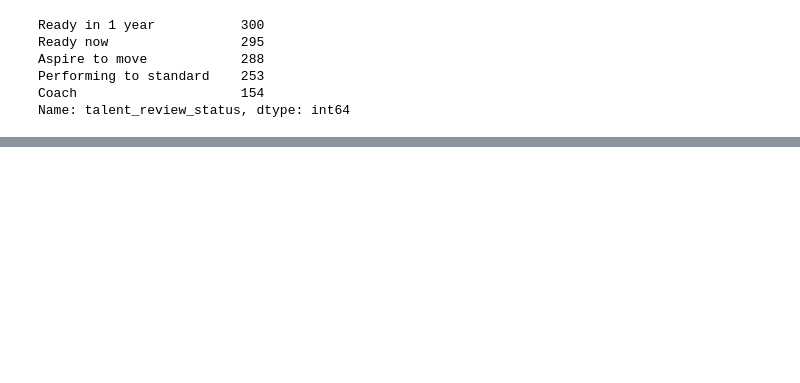
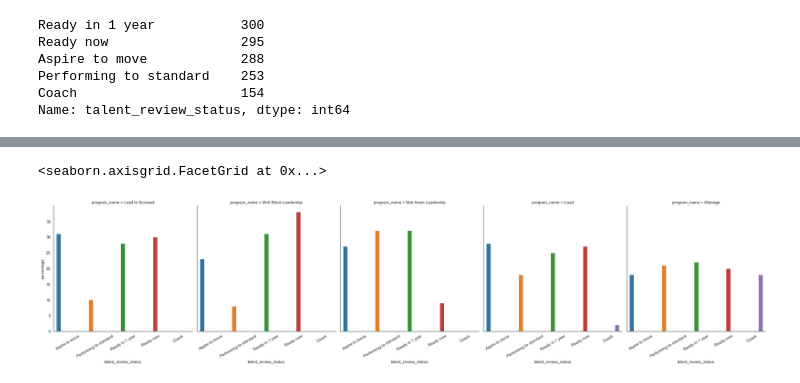
Before and after one commit to jisellejones/employee_learning, a Jupyter notebook: code/EDA.ipynb, the cells around one changed output, grey strips where cells are left out. Saved outputs shown, nothing was run; the diff lists cells and outputs as text; code cells hidden in the pictures; blank space fills up the shorter version.

```diff
--- a/code/EDA.ipynb
+++ b/code/EDA.ipynb
@@ -69,0 +122,3 @@ results_df.talent_review_status.value_counts(dropna=False)
+# %%
+talent_review_by_program = talent_review_by_program[['program_name', 'talent_review_status', 'program_id']]
+talent_review_by_program.head()
@@ -69,0 +132,34 @@ results_df.talent_review_status.value_counts(dropna=False)
+# %%
+talent_review_by_program['percentage'] = 0.0
+
+# iManage                 801
+# iLead                   349
+# Lead to Succeed         105
+# Mck Asian Leadership     22
+# McK Black Leadership     13
+# %%
+# Include percentage column
+# for index, row in df.iterrows():
+#         print index
+#         df['A-B']=df['A']-df['B']
+
+for i, row in talent_review_by_program.iterrows():
+    if row['program_name'] == 'iManage':
+        percentage = (row['program_id']/801)*100
+        talent_review_by_program.at[i,'percentage'] = percentage
+    if row['program_name'] == 'iLead':
+        percentage = (row['program_id']/349)*100
+        talent_review_by_program.at[i,'percentage'] = percentage
+    if row['program_name'] == 'Lead to Succeed':
+        percentage = (row['program_id']/105)*100
+        talent_review_by_program.at[i,'percentage'] = percentage
+    if row['program_name'] == 'Mck Asian Leadership':
+        percentage = (row['program_id']/22)*100
+        talent_review_by_program.at[i,'percentage'] = percentage
+    if row['program_name'] == 'McK Black Leadership':
+        percentage = (row['program_id']/13)*100
+        talent_review_by_program.at[i,'percentage'] = percentage
+    else:
+        pass
+# %%
+talent_review_by_program['percentage'] = talent_review_by_program['percentage'].round()
@@ -69,0 +175,11 @@ results_df.talent_review_status.value_counts(dropna=False)
+# %%
+# graph of talent review status percentages for each graph
+sns.set_style('white')
+
+
+ax = sns.catplot(x='talent_review_status', y='percentage', hue='talent_review_status',
+                     col='program_name', data=talent_review_by_program, kind='bar')
+ax.set_xticklabels(rotation=30)
+# %% [output]
+<seaborn.axisgrid.FacetGrid at 0x...>
+[figure, added]
```
Also changed, not shown: parts of 18 cells of this notebook.
